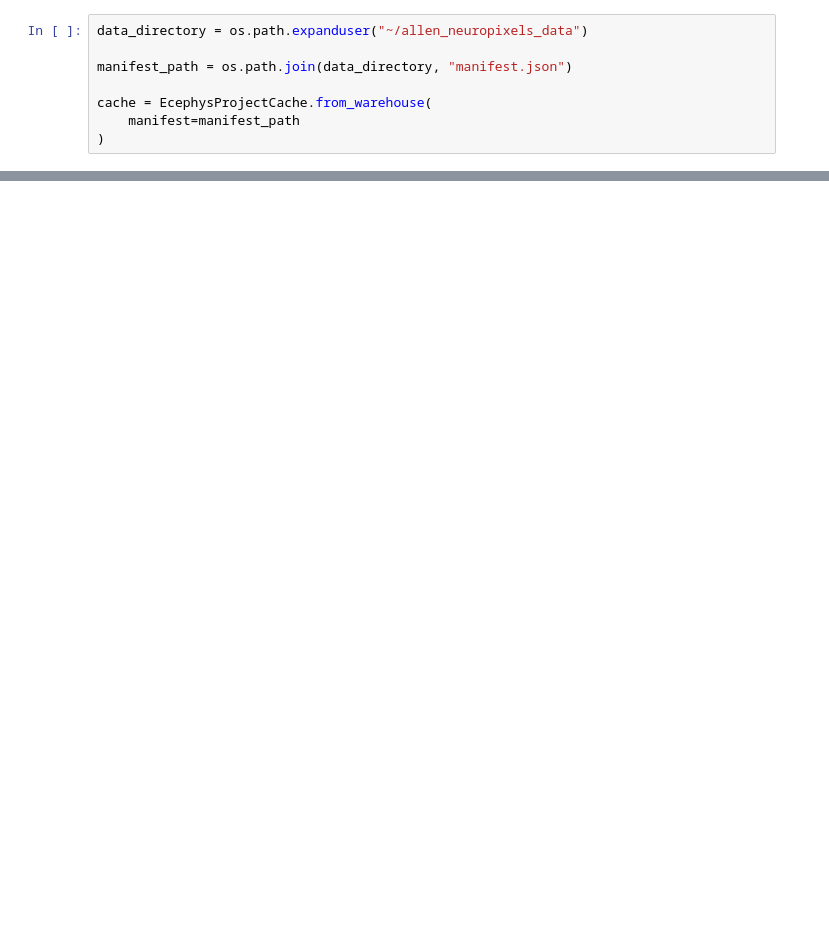
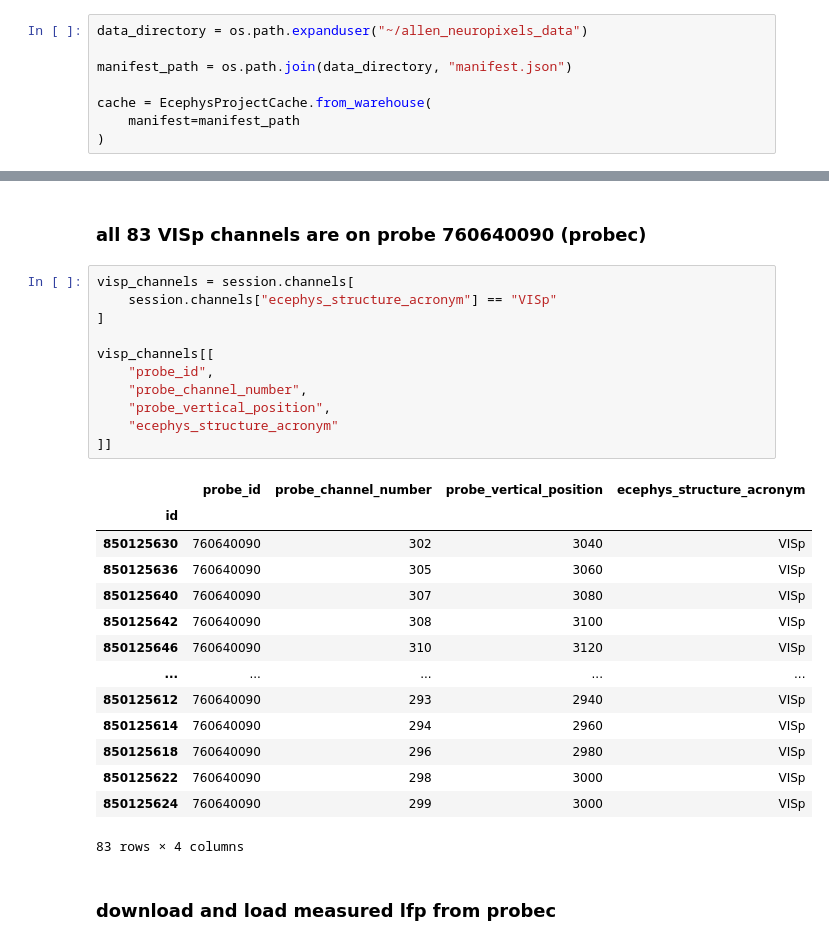
Before and after one commit to KeanuVentura/spikes2slope, a Jupyter notebook: spikeseda.ipynb, the cells around one changed output, grey strips where cells are left out. Cells and saved outputs as stored; diff of their text form; blank space fills up the shorter version.

Commit message:
individual session + probec lfp

```diff
--- a/spikeseda.ipynb
+++ b/spikeseda.ipynb
@@ -62,0 +88,30 @@ session.channels.head(3)
+# %% [markdown]
+### all 83 VISp channels are on probe 760640090 (probec)
+# %%
+visp_channels = session.channels[
+    session.channels["ecephys_structure_acronym"] == "VISp"
+]
+
+visp_channels[[
+    "probe_id",
+    "probe_channel_number",
+    "probe_vertical_position",
+    "ecephys_structure_acronym"
+]]
+# %% [output]
+|  | probe_id | probe_channel_number | probe_vertical_position | ecephys_structure_acronym |
+| id |  |  |  |  |
+| 850125630 | 760640090 | 302 | 3040 | VISp |
+| 850125636 | 760640090 | 305 | 3060 | VISp |
+| 850125640 | 760640090 | 307 | 3080 | VISp |
+| 850125642 | 760640090 | 308 | 3100 | VISp |
+| 850125646 | 760640090 | 310 | 3120 | VISp |
+| ... | ... | ... | ... | ... |
+| 850125612 | 760640090 | 293 | 2940 | VISp |
+| 850125614 | 760640090 | 294 | 2960 | VISp |
+| 850125618 | 760640090 | 296 | 2980 | VISp |
+| 850125622 | 760640090 | 298 | 3000 | VISp |
+| 850125624 | 760640090 | 299 | 3000 | VISp |
+83 rows × 4 columns
+# %% [markdown]
+### download and load measured lfp from probec
```
Also changed, not shown: parts of 11 cells of this notebook.
